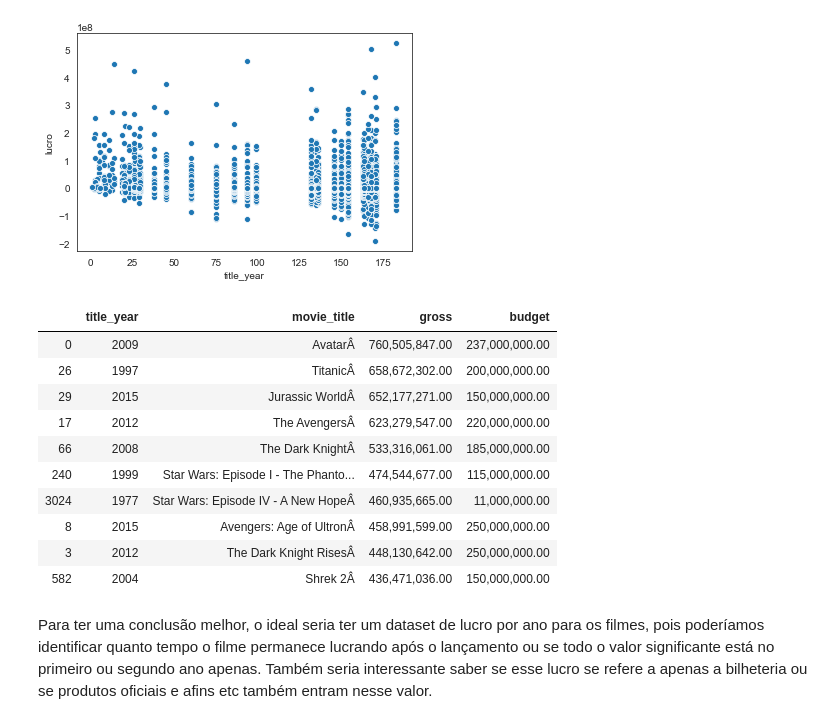
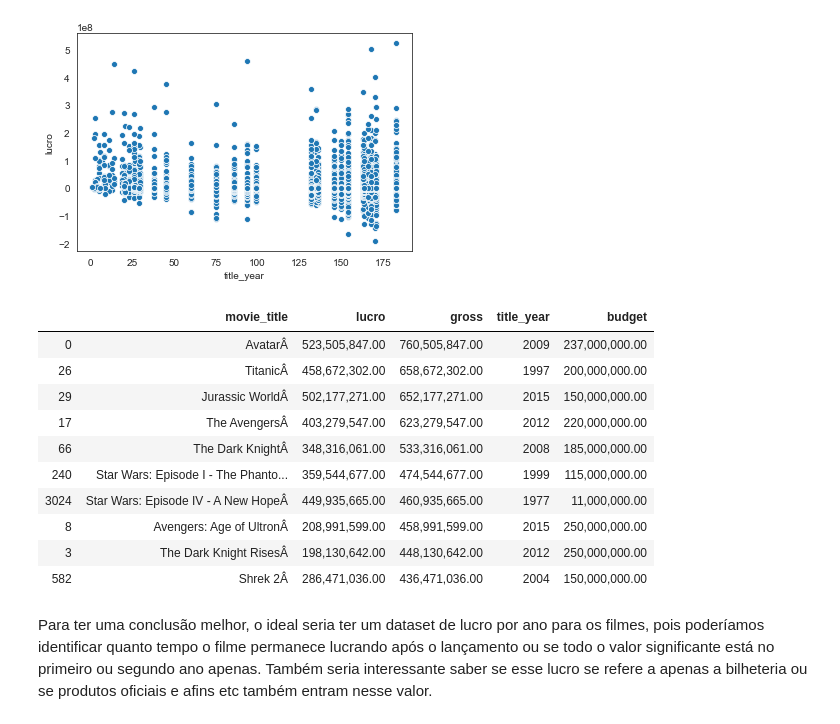
Before and after one commit to mtalaisys/quarentenadados, a Jupyter notebook: QuarentenaDados - Aula 3.ipynb, the cells around one changed output. Saved outputs shown, nothing was run; the diff lists cells and outputs as text; code cells hidden in the pictures.

```diff
--- a/QuarentenaDados - Aula 3.ipynb
+++ b/QuarentenaDados - Aula 3.ipynb
@@ -381,19 +381,19 @@ sns.scatterplot(x="title_year", y="lucro", data = lucro_ano)
 <matplotlib.axes._subplots.AxesSubplot at 0x...>
 [figure]
 # %%
-imdb_usa_years[{"title_year","budget","gross","movie_title"}].sort_values(by='gross', ascending = False).head(10)
+imdb_usa_years[{"title_year","budget","gross","movie_title","lucro"}].sort_values(by='gross', ascending = False).head(10)
 # %% [output]
-|  | title_year | movie_title | gross | budget |
-| 0 | 2009 | AvatarÂ | 760,505,847.00 | 237,000,000.00 |
-| 26 | 1997 | TitanicÂ | 658,672,302.00 | 200,000,000.00 |
-| 29 | 2015 | Jurassic WorldÂ | 652,177,271.00 | 150,000,000.00 |
-| 17 | 2012 | The AvengersÂ | 623,279,547.00 | 220,000,000.00 |
-| 66 | 2008 | The Dark KnightÂ | 533,316,061.00 | 185,000,000.00 |
-| 240 | 1999 | Star Wars: Episode I - The Phanto... | 474,544,677.00 | 115,000,000.00 |
-| 3024 | 1977 | Star Wars: Episode IV - A New HopeÂ | 460,935,665.00 | 11,000,000.00 |
-| 8 | 2015 | Avengers: Age of UltronÂ | 458,991,599.00 | 250,000,000.00 |
-| 3 | 2012 | The Dark Knight RisesÂ | 448,130,642.00 | 250,000,000.00 |
-| 582 | 2004 | Shrek 2Â | 436,471,036.00 | 150,000,000.00 |
+|  | movie_title | lucro | gross | title_year | budget |
+| 0 | AvatarÂ | 523,505,847.00 | 760,505,847.00 | 2009 | 237,000,000.00 |
+| 26 | TitanicÂ | 458,672,302.00 | 658,672,302.00 | 1997 | 200,000,000.00 |
+| 29 | Jurassic WorldÂ | 502,177,271.00 | 652,177,271.00 | 2015 | 150,000,000.00 |
+| 17 | The AvengersÂ | 403,279,547.00 | 623,279,547.00 | 2012 | 220,000,000.00 |
+| 66 | The Dark KnightÂ | 348,316,061.00 | 533,316,061.00 | 2008 | 185,000,000.00 |
+| 240 | Star Wars: Episode I - The Phanto... | 359,544,677.00 | 474,544,677.00 | 1999 | 115,000,000.00 |
+| 3024 | Star Wars: Episode IV - A New HopeÂ | 449,935,665.00 | 460,935,665.00 | 1977 | 11,000,000.00 |
+| 8 | Avengers: Age of UltronÂ | 208,991,599.00 | 458,991,599.00 | 2015 | 250,000,000.00 |
+| 3 | The Dark Knight RisesÂ | 198,130,642.00 | 448,130,642.00 | 2012 | 250,000,000.00 |
+| 582 | Shrek 2Â | 286,471,036.00 | 436,471,036.00 | 2004 | 150,000,000.00 |
 # %% [markdown]
 Para ter uma conclusão melhor, o ideal seria ter um dataset de lucro por ano para os filmes, pois poderíamos identificar quanto tempo o filme permanece lucrando após o lançamento ou se todo o valor significante está no primeiro ou segundo ano apenas. Também seria interessante saber se esse lucro se refere a apenas a bilheteria ou se produtos oficiais e afins etc também entram nesse valor.
 # %% [markdown]
```
Also changed, not shown: parts of 5 cells of this notebook.
